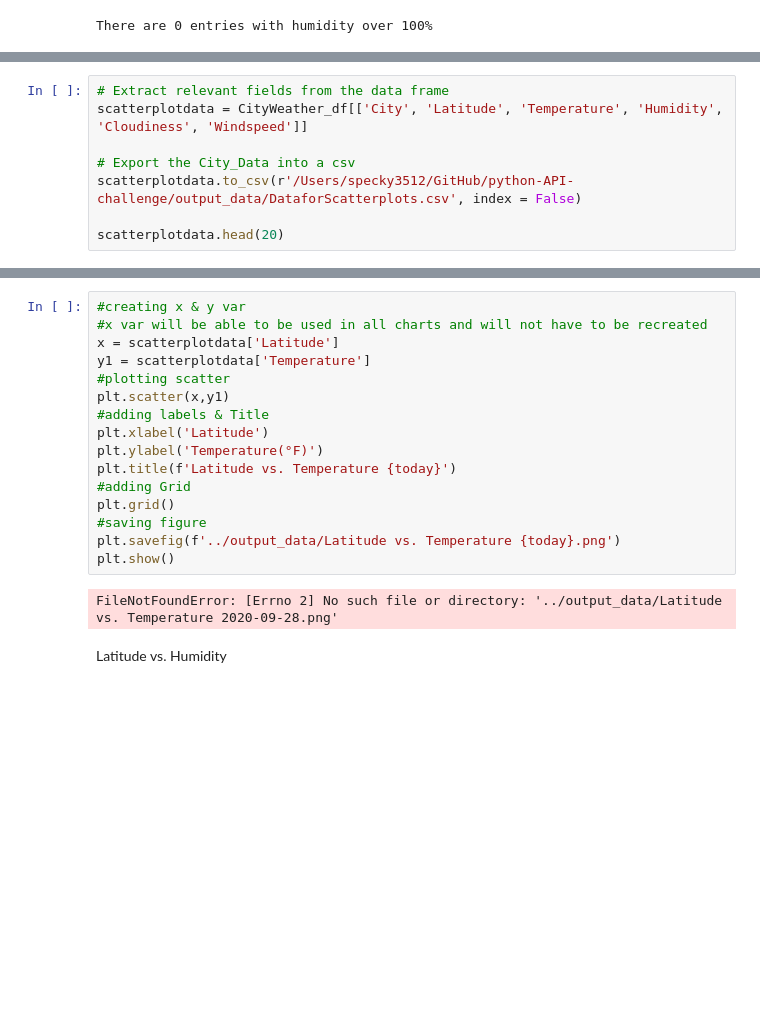
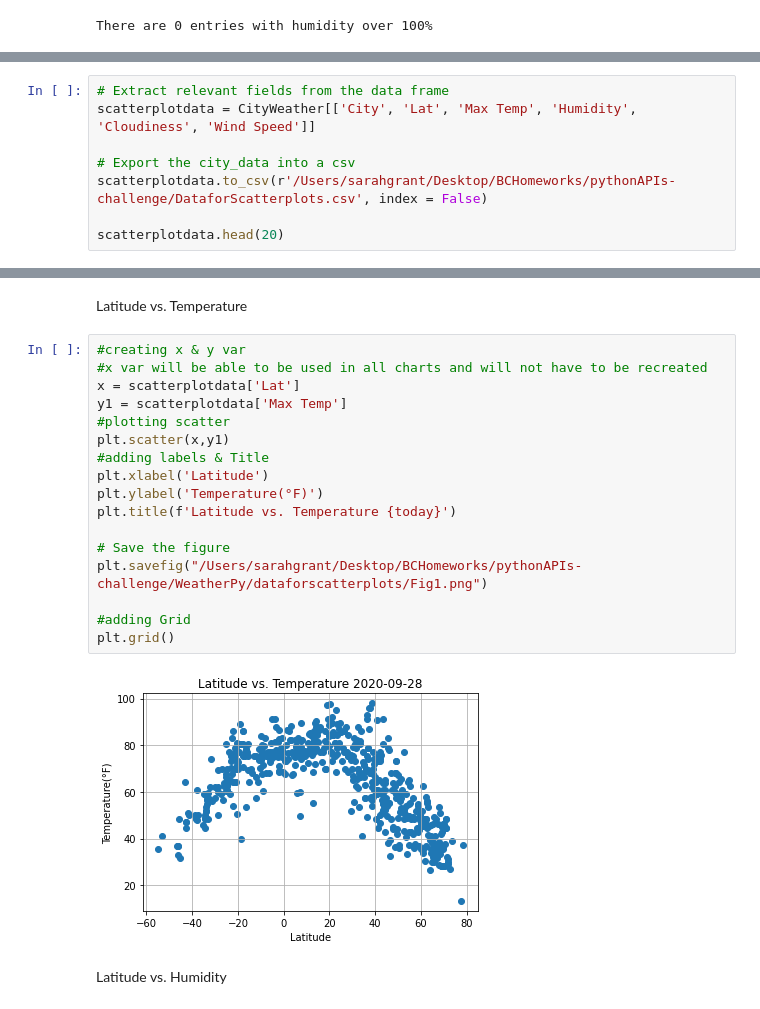
Before and after one commit to sarahgrant11/pythonAPIs-challenge, a Jupyter notebook: WeatherPy.ipynb, the cells around one changed output, grey strips where cells are left out. Saved outputs shown, nothing was run; the diff lists cells and outputs as text; blank space fills up the shorter version.

```diff
--- a/WeatherPy.ipynb
+++ b/WeatherPy.ipynb
@@ -183,9 +205,9 @@ dtype: int64
 # %%
 # Extract relevant fields from the data frame
-scatterplotdata = CityWeather_df[['City', 'Latitude', 'Temperature', 'Humidity', 'Cloudiness', 'Windspeed']]
+scatterplotdata = CityWeather[['City', 'Lat', 'Max Temp', 'Humidity', 'Cloudiness', 'Wind Speed']]
 
-# Export the City_Data into a csv
-scatterplotdata.to_csv(r'/Users/specky3512/GitHub/python-API-challenge/output_data/DataforScatterplots.csv', index = False)
+# Export the city_data into a csv
+scatterplotdata.to_csv(r'/Users/sarahgrant/Desktop/BCHomeworks/pythonAPIs-challenge/DataforScatterplots.csv', index = False)
 
 scatterplotdata.head(20)
 # %% [output]
@@ -193,21 +231,24 @@ FileNotFoundError: [Errno 2] No such file or directory: '/Users/specky3512/GitHu
+# %% [markdown]
+Latitude vs. Temperature
 # %%
 #creating x & y var
 #x var will be able to be used in all charts and will not have to be recreated
-x = scatterplotdata['Latitude']
-y1 = scatterplotdata['Temperature']
+x = scatterplotdata['Lat']
+y1 = scatterplotdata['Max Temp']
 #plotting scatter
 plt.scatter(x,y1)
 #adding labels & Title
 plt.xlabel('Latitude')
 plt.ylabel('Temperature(°F)')
 plt.title(f'Latitude vs. Temperature {today}')
+
+# Save the figure
+plt.savefig("/Users/sarahgrant/Desktop/BCHomeworks/pythonAPIs-challenge/WeatherPy/dataforscatterplots/Fig1.png")
+
 #adding Grid
 plt.grid()
-#saving figure
-plt.savefig(f'../output_data/Latitude vs. Temperature {today}.png')
-plt.show()
 # %% [output]
-FileNotFoundError: [Errno 2] No such file or directory: '../output_data/Latitude vs. Temperature 2020-09-28.png'
+[figure, added]
 # %% [markdown]
 Latitude vs. Humidity
 # %%
```
Also changed, not shown: parts of 23 cells of this notebook, 10 other files.
